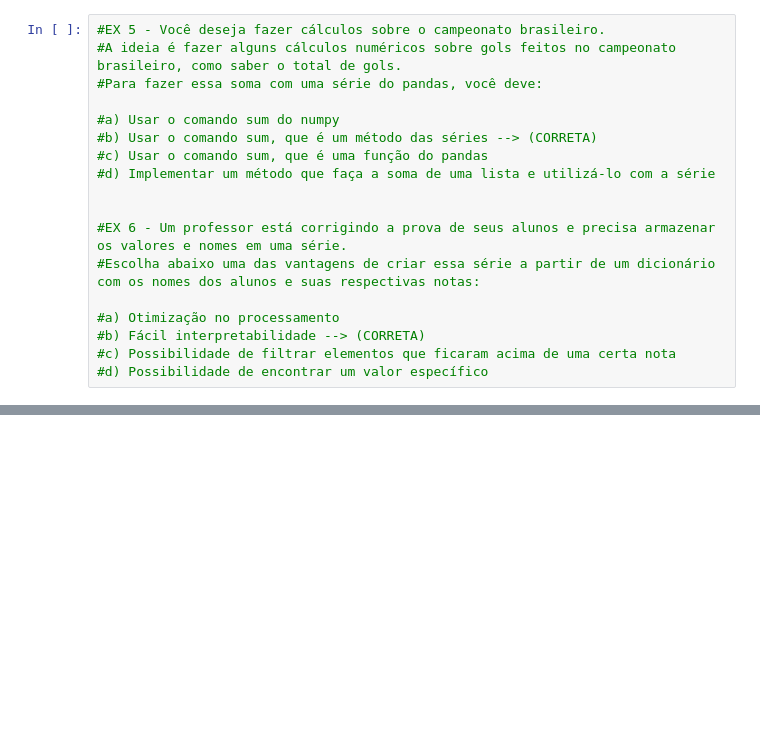
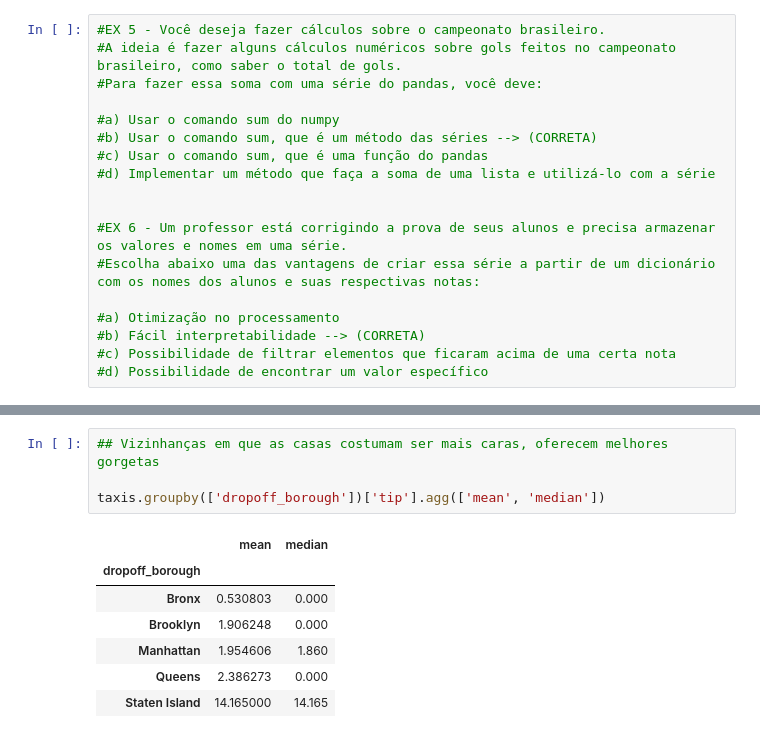
Before and after one commit to marcossvianna/santandercoder2024, a Jupyter notebook: Introducao_a_ Data_ Science.ipynb, the cells around one changed output, grey strips where cells are left out. Drawn from its saved outputs; the diff is of its cells as text; blank space fills up the shorter version.

```diff
--- a/Introducao_a_ Data_ Science.ipynb
+++ b/Introducao_a_ Data_ Science.ipynb
@@ -247,0 +358,12 @@ dtype: float64
+# %%
+## Vizinhanças em que as casas costumam ser mais caras, oferecem melhores gorgetas
+
+taxis.groupby(['dropoff_borough'])['tip'].agg(['mean', 'median'])
+# %% [output]
+|  | mean | median |
+| dropoff_borough |  |  |
+| Bronx | 0.530803 | 0.000 |
+| Brooklyn | 1.906248 | 0.000 |
+| Manhattan | 1.954606 | 1.860 |
+| Queens | 2.386273 | 0.000 |
+| Staten Island | 14.165000 | 14.165 |
```
Also changed, not shown: parts of 32 cells of this notebook, 1 other file.
